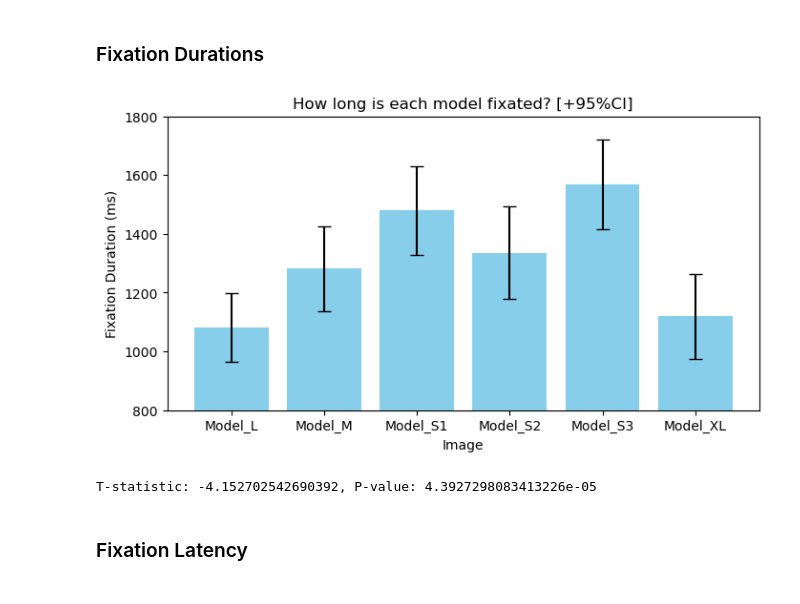
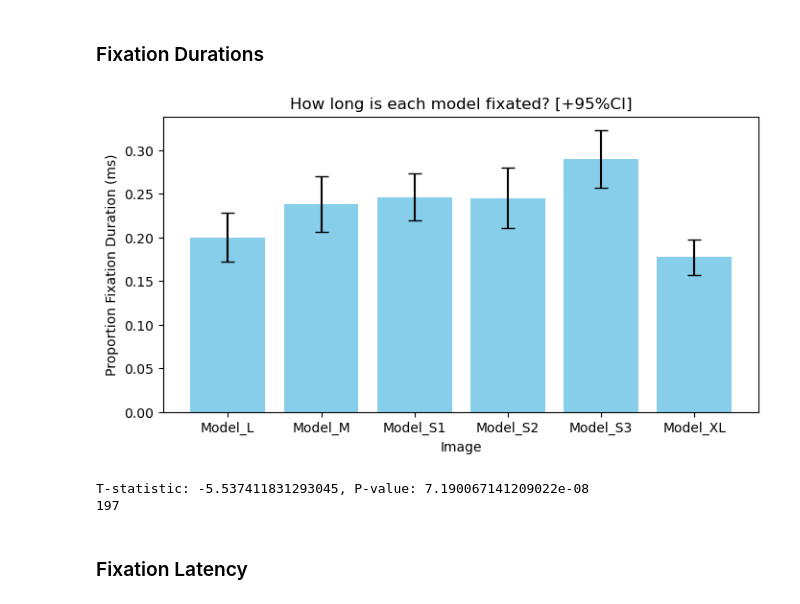
Before and after one commit to artembelopolsky/DeepEye_analyze, a Jupyter notebook: deepeye_analyze_VBLDress1_stats.ipynb, the cells around one changed output. Saved outputs shown, nothing was run; the diff lists cells and outputs as text; code cells hidden in the pictures.

Commit message:
added proportion fixation duration

```diff
--- a/deepeye_analyze_VBLDress1_stats.ipynb
+++ b/deepeye_analyze_VBLDress1_stats.ipynb
@@ -44,45 +44,51 @@ fixDur_df = fixDur.reset_index()
 
 # Select only Dresses
 fixDur_df = fixDur_df[fixDur_df.AOI_stim_adj.str.contains('Model')]
 
+# Calculate 'FixDurProp'
+fixDur_df['FixDurProp'] = fixDur_df.groupby('pp_id')['FixDur'].transform(lambda x: x / x.sum())
+
 # Calculate mean and standard error of the mean (SEM)
 stats = fixDur_df.groupby('AOI_stim_adj').agg(
-    mean=('FixDur', 'mean'),
-    ci_95=('FixDur', lambda x: 1.96 * np.std(x, ddof=1) / np.sqrt(len(x)))
+    mean=('FixDurProp', 'mean'),
+    ci_95=('FixDurProp', lambda x: 1.96 * np.std(x, ddof=1) / np.sqrt(len(x)))
 )
 
 # Extracting values for plotting
 categories = stats.index.tolist()
 means = stats['mean'].tolist()
 errors = stats['ci_95'].tolist()
 
 # Creating the bar graph with error bars
 plt.figure(figsize=(8, 4))
 plt.bar(categories, means, color='skyblue', yerr=errors, capsize=5)
-plt.ylim([800, 1800])
+# plt.ylim([800, 1800])
 
 # Adding titles and labels
 plt.title('How long is each model fixated? [+95%CI]')
 plt.xlabel('Image')
-plt.ylabel('Fixation Duration (ms)')
+plt.ylabel('Proportion Fixation Duration (ms)')
 
 # Show the plot
 plt.show()
 
 
 # Some stats
-modelL = fixDur_df[fixDur_df.AOI_stim_adj == 'Model_L'].FixDur
-modelS1 = fixDur_df[fixDur_df.AOI_stim_adj == 'Model_S1'].FixDur
-modelS2 = fixDur_df[fixDur_df.AOI_stim_adj == 'Model_S2'].FixDur
-modelS3 = fixDur_df[fixDur_df.AOI_stim_adj == 'Model_S3'].FixDur
-modelXL = fixDur_df[fixDur_df.AOI_stim_adj == 'Model_XL'].FixDur
-modelM = fixDur_df[fixDur_df.AOI_stim_adj == 'Model_M'].FixDur
+modelL = fixDur_df[fixDur_df.AOI_stim_adj == 'Model_L'].FixDurProp
+modelS1 = fixDur_df[fixDur_df.AOI_stim_adj == 'Model_S1'].FixDurProp
+modelS2 = fixDur_df[fixDur_df.AOI_stim_adj == 'Model_S2'].FixDurProp
+modelS3 = fixDur_df[fixDur_df.AOI_stim_adj == 'Model_S3'].FixDurProp
+modelXL = fixDur_df[fixDur_df.AOI_stim_adj == 'Model_XL'].FixDurProp
+modelM = fixDur_df[fixDur_df.AOI_stim_adj == 'Model_M'].FixDurProp
 
 t_stat, p_value = ttest_ind(modelXL, modelS3)
 print(f"T-statistic: {t_stat}, P-value: {p_value}")
+
+print(fixDur_df.pp_id.unique().size)
 # %% [output]
-[figure, old version]
+[figure, new version]
-T-statistic: -4.152702542690392, P-value: 4.3927298083413226e-05
+T-statistic: -5.537411831293045, P-value: 7.190067141209022e-08
+197
 # %% [markdown]
 ### Fixation Latency
 # %%
```
